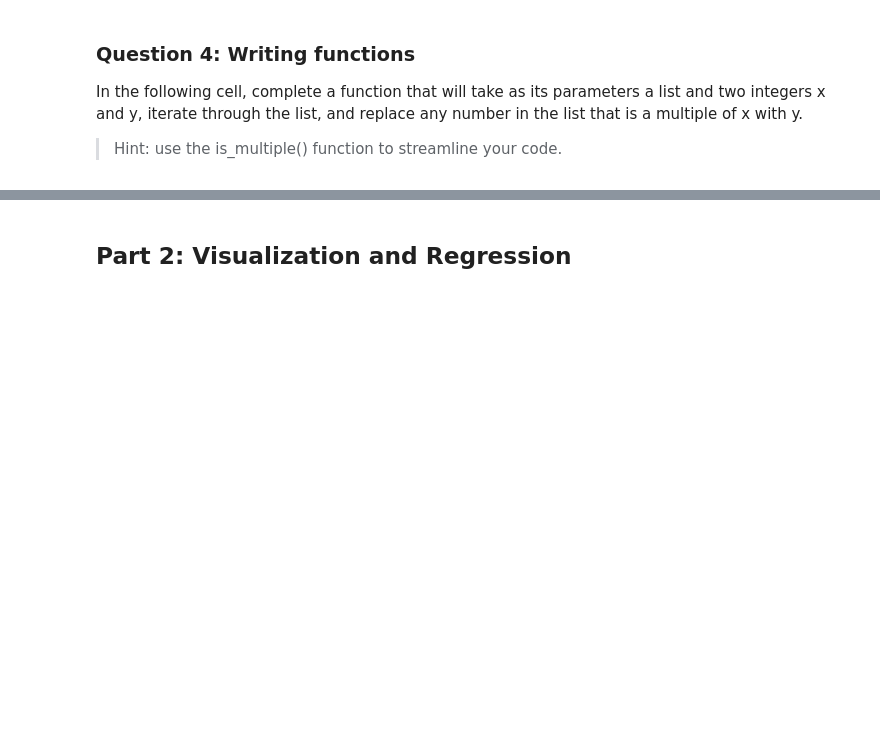
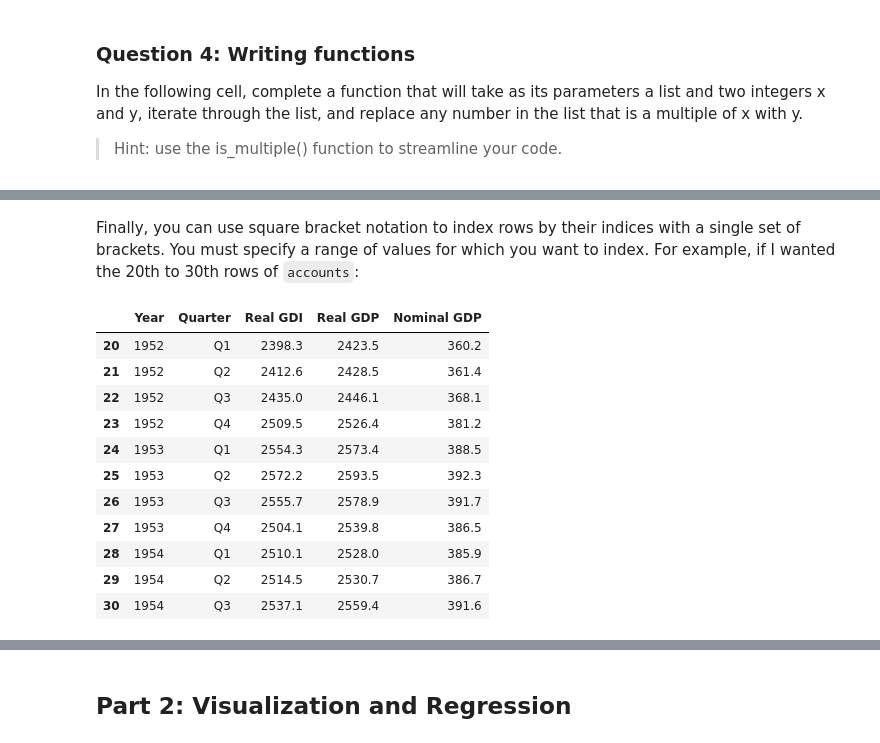
Before and after one commit to ds-modules/ECON-101B, a Jupyter notebook: Intro/intro.ipynb, the cells around one changed output, grey strips where cells are left out. Saved outputs shown, nothing was run; the diff lists cells and outputs as text; code cells hidden in the pictures; blank space fills up the shorter version.

```diff
--- a/Intro/intro.ipynb
+++ b/Intro/intro.ipynb
@@ -360,0 +520,17 @@ def replace_with_y(lst, x, y):
+# %% [markdown]
+Finally, you can use square bracket notation to index rows by their indices with a single set of brackets. You must specify a range of values for which you want to index. For example, if I wanted the 20th to 30th rows of `accounts`:
+# %%
+accounts[20:31]
+# %% [output]
+|  | Year | Quarter | Real GDI | Real GDP | Nominal GDP |
+| 20 | 1952 | Q1 | 2398.3 | 2423.5 | 360.2 |
+| 21 | 1952 | Q2 | 2412.6 | 2428.5 | 361.4 |
+| 22 | 1952 | Q3 | 2435.0 | 2446.1 | 368.1 |
+| 23 | 1952 | Q4 | 2509.5 | 2526.4 | 381.2 |
+| 24 | 1953 | Q1 | 2554.3 | 2573.4 | 388.5 |
+| 25 | 1953 | Q2 | 2572.2 | 2593.5 | 392.3 |
+| 26 | 1953 | Q3 | 2555.7 | 2578.9 | 391.7 |
+| 27 | 1953 | Q4 | 2504.1 | 2539.8 | 386.5 |
+| 28 | 1954 | Q1 | 2510.1 | 2528.0 | 385.9 |
+| 29 | 1954 | Q2 | 2514.5 | 2530.7 | 386.7 |
+| 30 | 1954 | Q3 | 2537.1 | 2559.4 | 391.6 |
```
Also changed, not shown: parts of 42 cells of this notebook, 5 other files.
